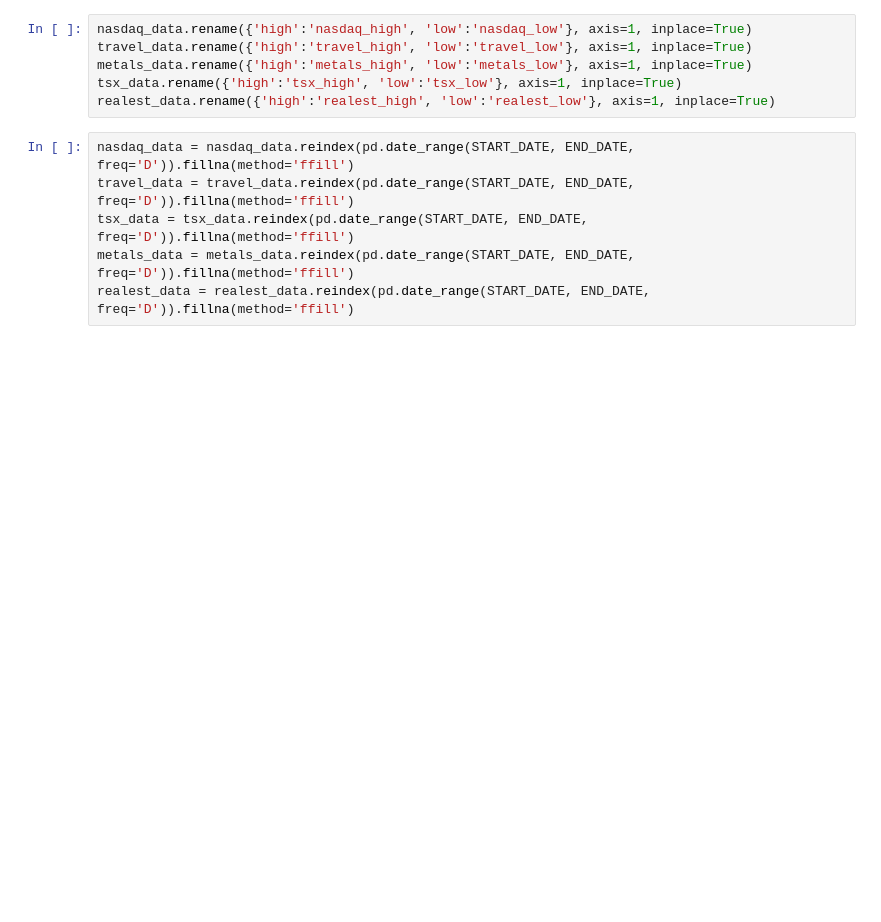
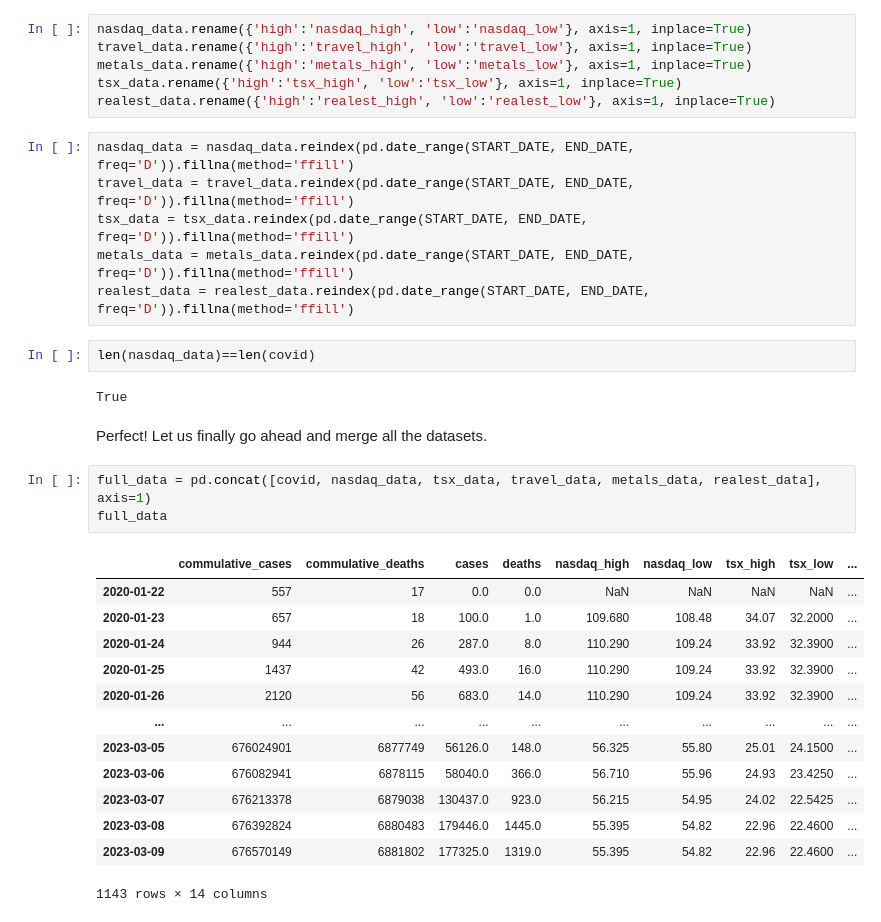
Before and after one commit to ryuukkk/python-project, a Jupyter notebook: main.ipynb, the cells around one changed output. Drawn from its saved outputs; the diff is of its cells as text; blank space fills up the shorter version.

Commit message:
"All Concatenation Done"

```diff
--- a/main.ipynb
+++ b/main.ipynb
@@ -171,3 +171,26 @@ travel_data = travel_data.reindex(pd.date_range(START_DATE, END_DATE, freq='D'))
 tsx_data = tsx_data.reindex(pd.date_range(START_DATE, END_DATE, freq='D')).fillna(method='ffill')
 metals_data = metals_data.reindex(pd.date_range(START_DATE, END_DATE, freq='D')).fillna(method='ffill')
 realest_data = realest_data.reindex(pd.date_range(START_DATE, END_DATE, freq='D')).fillna(method='ffill')
+# %%
+len(nasdaq_data)==len(covid)
+# %% [output]
+True
+# %% [markdown]
+Perfect! Let us finally go ahead and merge all the datasets.
+# %%
+full_data = pd.concat([covid, nasdaq_data, tsx_data, travel_data, metals_data, realest_data], axis=1)
+full_data
+# %% [output]
+|  | commulative_cases | commulative_deaths | cases | deaths | nasdaq_high | nasdaq_low | tsx_high | tsx_low | ... |
+| 2020-01-22 | 557 | 17 | 0.0 | 0.0 | NaN | NaN | NaN | NaN | ... |
+| 2020-01-23 | 657 | 18 | 100.0 | 1.0 | 109.680 | 108.48 | 34.07 | 32.2000 | ... |
+| 2020-01-24 | 944 | 26 | 287.0 | 8.0 | 110.290 | 109.24 | 33.92 | 32.3900 | ... |
+| 2020-01-25 | 1437 | 42 | 493.0 | 16.0 | 110.290 | 109.24 | 33.92 | 32.3900 | ... |
+| 2020-01-26 | 2120 | 56 | 683.0 | 14.0 | 110.290 | 109.24 | 33.92 | 32.3900 | ... |
+| ... | ... | ... | ... | ... | ... | ... | ... | ... | ... |
+| 2023-03-05 | 676024901 | 6877749 | 56126.0 | 148.0 | 56.325 | 55.80 | 25.01 | 24.1500 | ... |
+| 2023-03-06 | 676082941 | 6878115 | 58040.0 | 366.0 | 56.710 | 55.96 | 24.93 | 23.4250 | ... |
+| 2023-03-07 | 676213378 | 6879038 | 130437.0 | 923.0 | 56.215 | 54.95 | 24.02 | 22.5425 | ... |
+| 2023-03-08 | 676392824 | 6880483 | 179446.0 | 1445.0 | 55.395 | 54.82 | 22.96 | 22.4600 | ... |
+| 2023-03-09 | 676570149 | 6881802 | 177325.0 | 1319.0 | 55.395 | 54.82 | 22.96 | 22.4600 | ... |
+1143 rows × 14 columns
```
Also changed, not shown: parts of 2 cells of this notebook.
